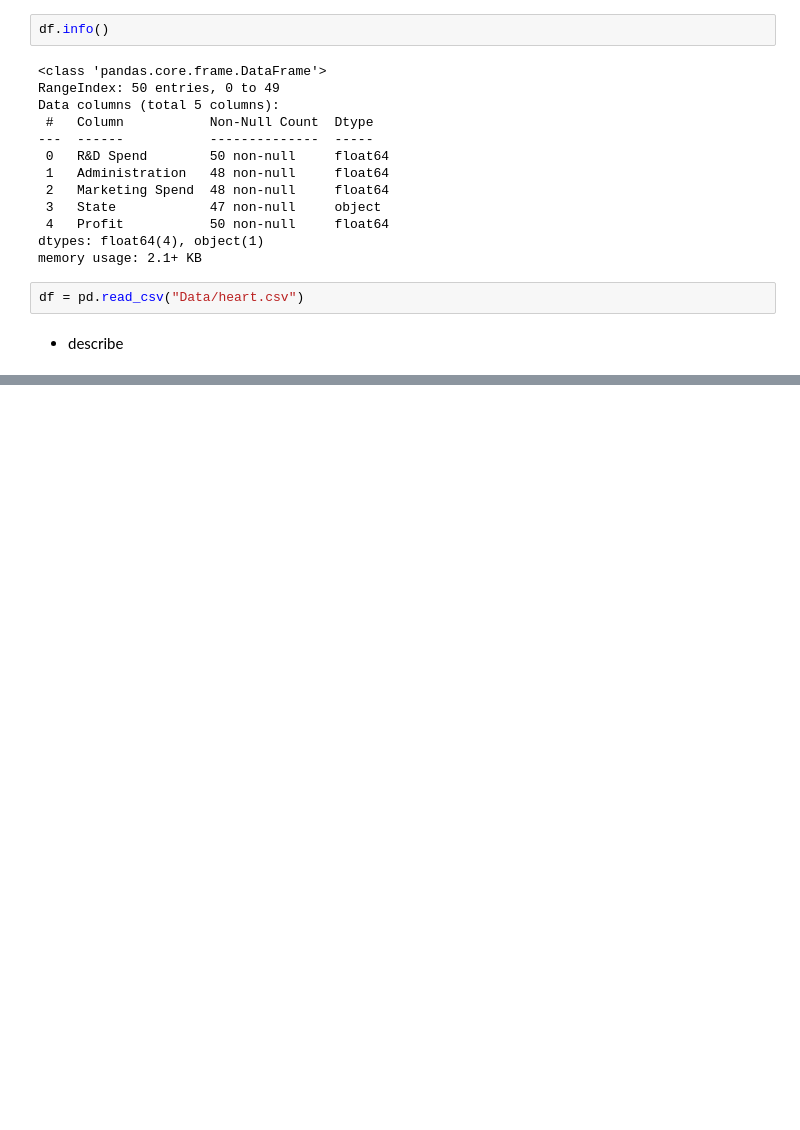
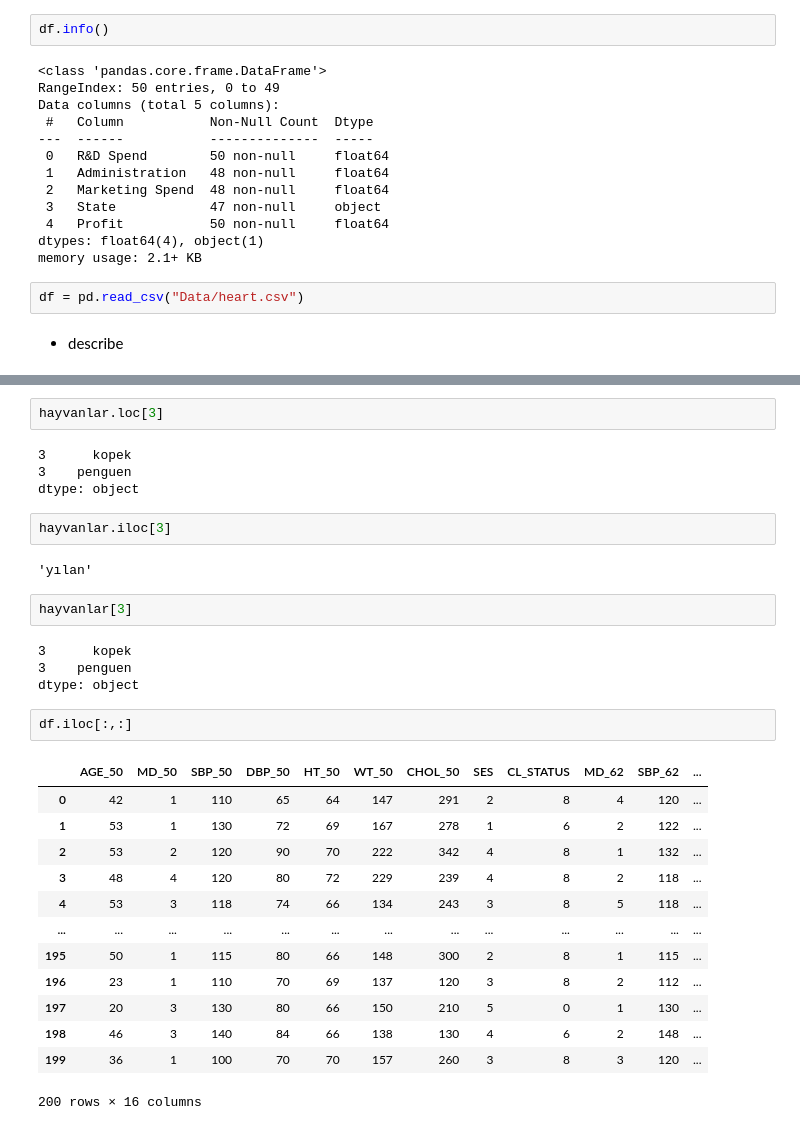
Before and after one commit to ibrahimediz/DataMiningFundamentals, a Jupyter notebook: Documents/01_Libraries/01_fundamentals.ipynb, the cells around one changed output, grey strips where cells are left out. Saved outputs shown, nothing was run; the diff lists cells and outputs as text; blank space fills up the shorter version.

```diff
--- a/Documents/01_Libraries/01_fundamentals.ipynb
+++ b/Documents/01_Libraries/01_fundamentals.ipynb
@@ -157,0 +255,32 @@ df.describe()
+# %%
+hayvanlar.loc[3]
+# %% [output]
+3      kopek
+3    penguen
+dtype: object
+# %%
+hayvanlar.iloc[3]
+# %% [output]
+'yılan'
+# %%
+hayvanlar[3]
+# %% [output]
+3      kopek
+3    penguen
+dtype: object
+# %%
+df.iloc[:,:]
+# %% [output]
+|  | AGE_50 | MD_50 | SBP_50 | DBP_50 | HT_50 | WT_50 | CHOL_50 | SES | CL_STATUS | MD_62 | SBP_62 | ... |
+| 0 | 42 | 1 | 110 | 65 | 64 | 147 | 291 | 2 | 8 | 4 | 120 | ... |
+| 1 | 53 | 1 | 130 | 72 | 69 | 167 | 278 | 1 | 6 | 2 | 122 | ... |
+| 2 | 53 | 2 | 120 | 90 | 70 | 222 | 342 | 4 | 8 | 1 | 132 | ... |
+| 3 | 48 | 4 | 120 | 80 | 72 | 229 | 239 | 4 | 8 | 2 | 118 | ... |
+| 4 | 53 | 3 | 118 | 74 | 66 | 134 | 243 | 3 | 8 | 5 | 118 | ... |
+| ... | ... | ... | ... | ... | ... | ... | ... | ... | ... | ... | ... | ... |
+| 195 | 50 | 1 | 115 | 80 | 66 | 148 | 300 | 2 | 8 | 1 | 115 | ... |
+| 196 | 23 | 1 | 110 | 70 | 69 | 137 | 120 | 3 | 8 | 2 | 112 | ... |
+| 197 | 20 | 3 | 130 | 80 | 66 | 150 | 210 | 5 | 0 | 1 | 130 | ... |
+| 198 | 46 | 3 | 140 | 84 | 66 | 138 | 130 | 4 | 6 | 2 | 148 | ... |
+| 199 | 36 | 1 | 100 | 70 | 70 | 157 | 260 | 3 | 8 | 3 | 120 | ... |
+200 rows × 16 columns
```
Also changed, not shown: parts of 31 cells of this notebook, 8 other files.
